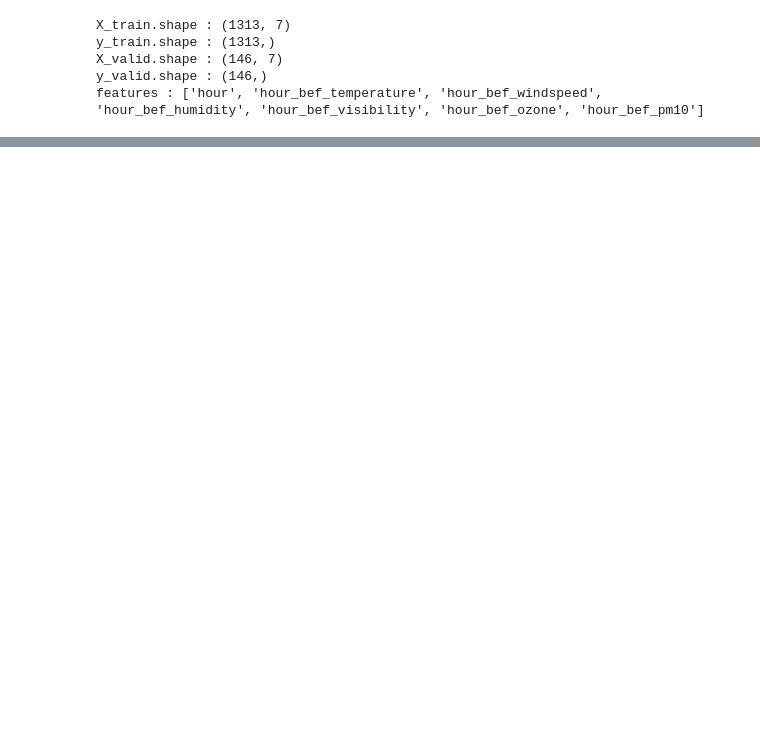
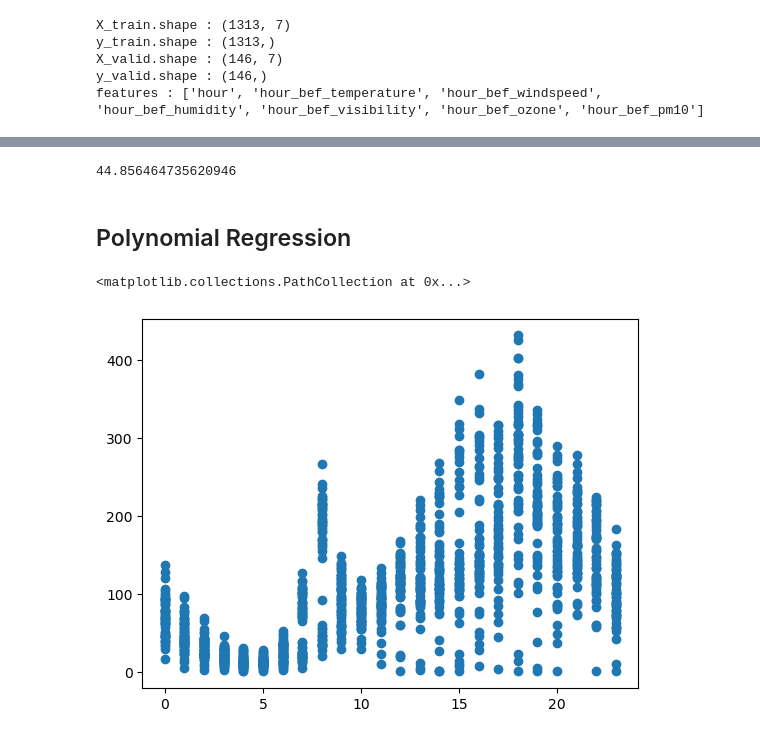
Before and after one commit to uowol/ML-projects, a Jupyter notebook: dacon/서울시_따릉이_대여량_예측/3.modeling.ipynb, the cells around one changed output, grey strips where cells are left out. Saved outputs shown, nothing was run; the diff lists cells and outputs as text; code cells hidden in the pictures; blank space fills up the shorter version.

```diff
--- a/dacon/서울시_따릉이_대여량_예측/3.modeling.ipynb
+++ b/dacon/서울시_따릉이_대여량_예측/3.modeling.ipynb
@@ -18,3 +15,11 @@ train['hour_bef_visibility'] = train['hour_bef_visibility']/10
+# %%
+# 결측치 채우기, 시계열 데이터일 것이라고 추측하므로 이전 값을 사용하였음
+train = train.fillna(method="ffill")
+# train = train.fillna(0)
+# %%
+# 단위 조정
+train['hour_bef_visibility'] = train['hour_bef_visibility']/10
+train['hour_bef_ozone'] = train['hour_bef_ozone']*10
 # %%
 from sklearn.model_selection import train_test_split
 
@@ -41,0 +47,8 @@ features : ['hour', 'hour_bef_temperature', 'hour_bef_windspeed', 'hour_bef_humi
+# %%
+from sklearn.linear_model import LinearRegression
+import statsmodels.api as sm
+lr = LinearRegression()
+# %%
+lr.fit(X_train, y_train)
+print(lr.coef_)
+print(lr.intercept_)
@@ -41,0 +216,16 @@ features : ['hour', 'hour_bef_temperature', 'hour_bef_windspeed', 'hour_bef_humi
+# %%
+# RMSE
+y_pred = results.predict(sm.add_constant(X_valid.drop(['hour_bef_ozone', 'hour_bef_visibility'], axis=1)))
+RMSE = mean_squared_error(y_valid, y_pred, squared=False)
+RMSE
+# %% [output]
+44.856464735620946
+# %% [markdown]
+## Polynomial Regression
+# %%
+import matplotlib.pyplot as plt
+
+plt.scatter(X_train['hour'], y_train)
+# %% [output]
+<matplotlib.collections.PathCollection at 0x...>
+[figure, added]
```
Also changed, not shown: parts of 34 cells of this notebook, 2 other files.
